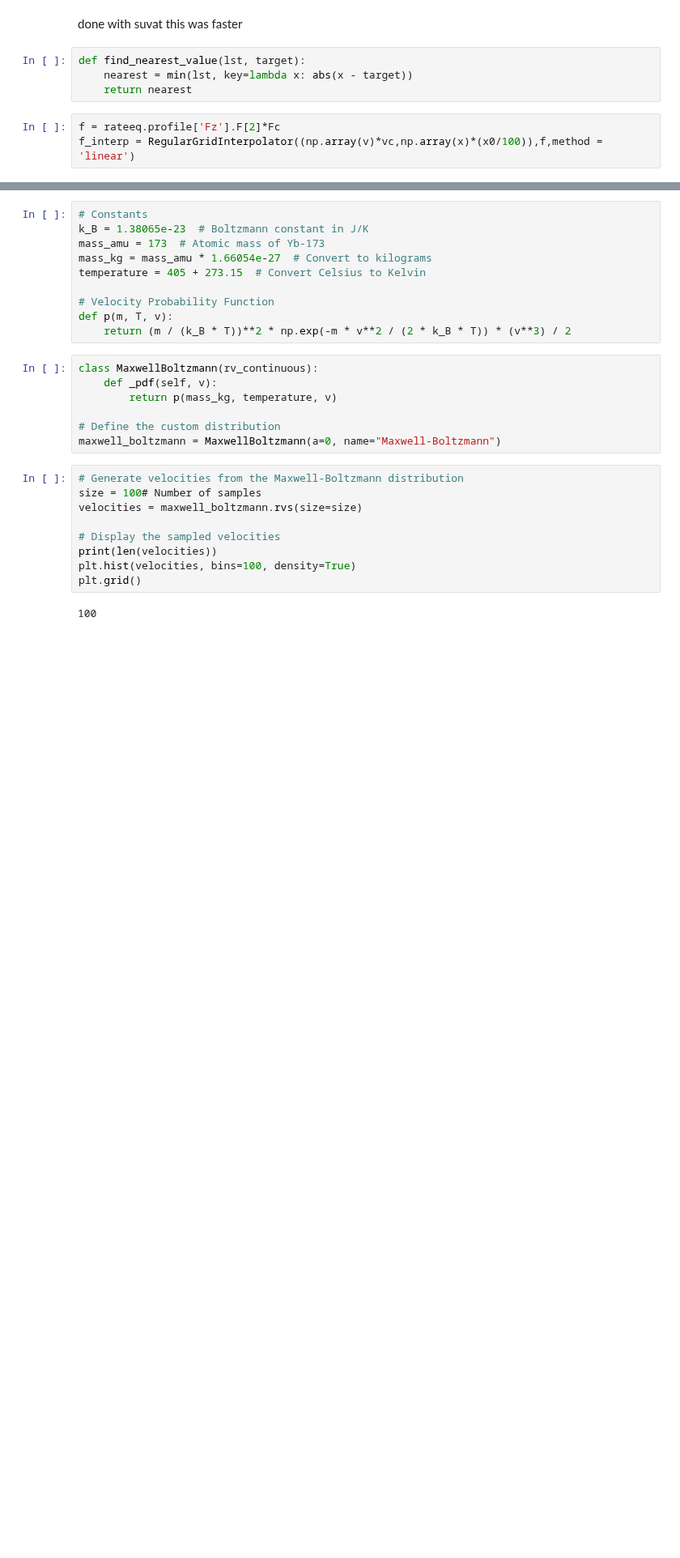
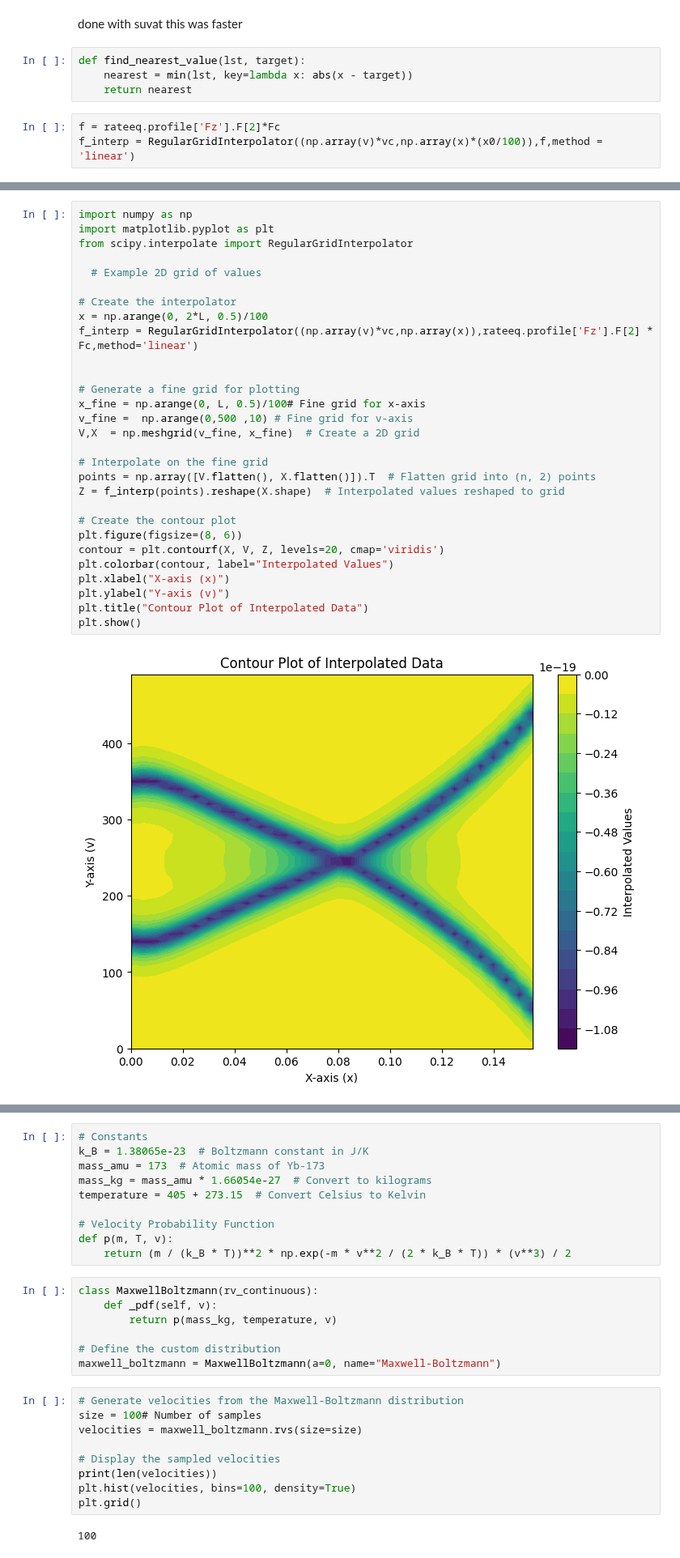
Before and after one commit to benfox4543/YB-zeeman-slower, a Jupyter notebook: zeeman slower_yb(fix after loosing good one).ipynb, the cells around one changed output, grey strips where cells are left out. Shown at 81% size. Saved outputs shown, nothing was run; the diff lists cells and outputs as text; blank space fills up the shorter version.

```diff
--- a/zeeman slower_yb(fix after loosing good one).ipynb
+++ b/zeeman slower_yb(fix after loosing good one).ipynb
@@ -503,3 +457,34 @@ for i in range(len(t_span)):
+# %%
+import numpy as np
+import matplotlib.pyplot as plt
+from scipy.interpolate import RegularGridInterpolator
+
+  # Example 2D grid of values
+
+# Create the interpolator
+x = np.arange(0, 2*L, 0.5)/100
+f_interp = RegularGridInterpolator((np.array(v)*vc,np.array(x)),rateeq.profile['Fz'].F[2] * Fc,method='linear')
+
+
+# Generate a fine grid for plotting
+x_fine = np.arange(0, L, 0.5)/100# Fine grid for x-axis
+v_fine =  np.arange(0,500 ,10) # Fine grid for v-axis
+V,X  = np.meshgrid(v_fine, x_fine)  # Create a 2D grid
+
+# Interpolate on the fine grid
+points = np.array([V.flatten(), X.flatten()]).T  # Flatten grid into (n, 2) points
+Z = f_interp(points).reshape(X.shape)  # Interpolated values reshaped to grid
+
+# Create the contour plot
+plt.figure(figsize=(8, 6))
+contour = plt.contourf(X, V, Z, levels=20, cmap='viridis')
+plt.colorbar(contour, label="Interpolated Values")
+plt.xlabel("X-axis (x)")
+plt.ylabel("Y-axis (v)")
+plt.title("Contour Plot of Interpolated Data")
+plt.show()
+# %% [output]
+[figure, added]
 # %%
 fig,ax = plt.subplots(1,2, figsize=(8,4))
 ax[0].plot(np.array(t)*1000,np.array(x_t)*100)
```
Also changed, not shown: parts of 19 cells of this notebook.
